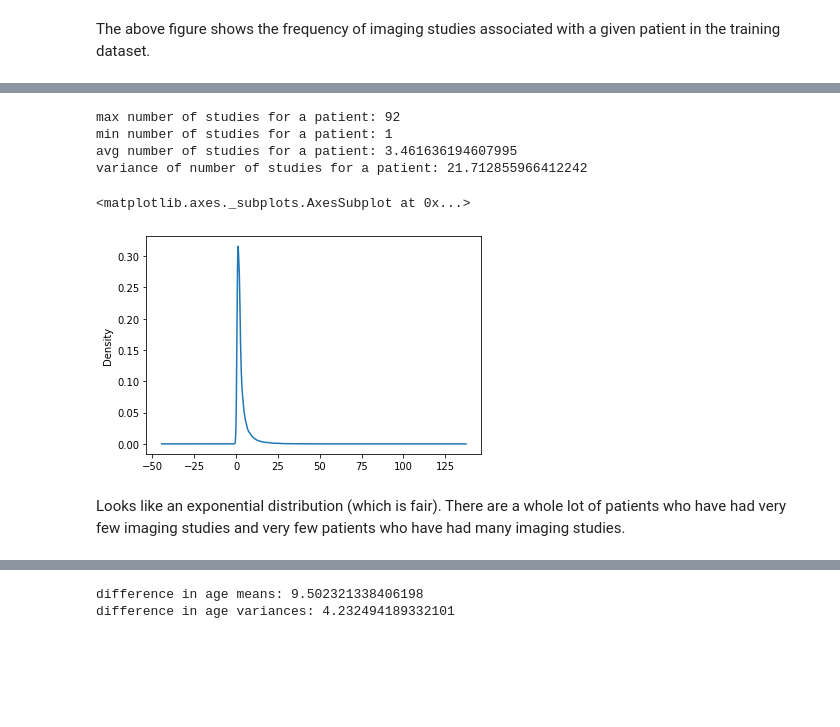
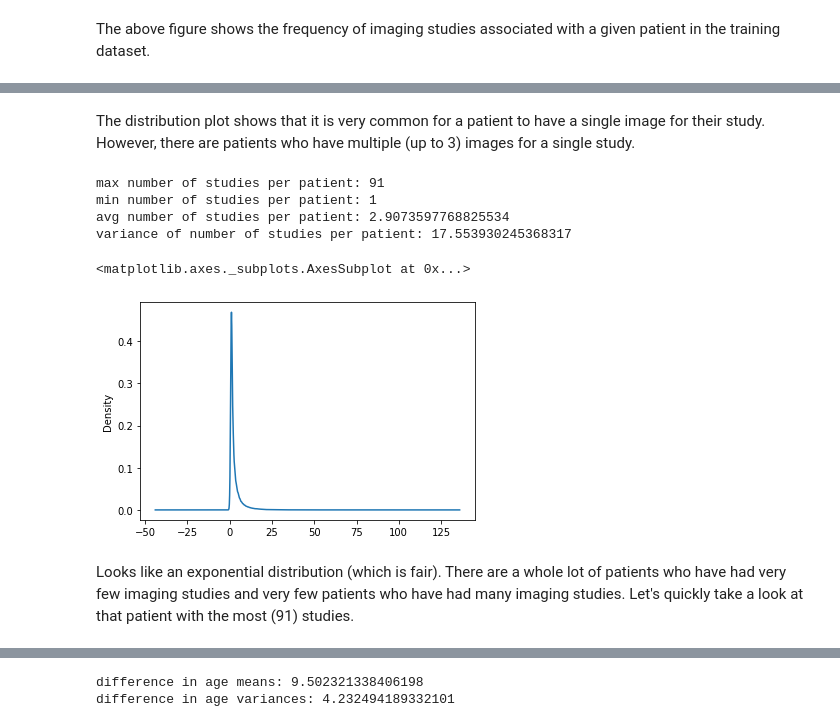
Before and after one commit to peterdobbs77/statistical_simulation, a Jupyter notebook: InvestigatingCheXpert.ipynb, the cells around one changed output, grey strips where cells are left out. Saved outputs shown, nothing was run; the diff lists cells and outputs as text; code cells hidden in the pictures; blank space fills up the shorter version.

```diff
--- a/InvestigatingCheXpert.ipynb
+++ b/InvestigatingCheXpert.ipynb
@@ -16,7 +16,7 @@ def compareProbabilityDensityOfAgesInCategory(full,subcat):
     diff_var = full['Age'].var() - sub['Age'].var()
     print("difference in age variances: {}".format(diff_var))
 # %%
-df = pd.read_csv('./data/train_plus_PIDs.csv') # training data from CheXpert-v1.0-small
+df = pd.read_csv('./data/train_plusMeta.csv') # training data from CheXpert-v1.0-small
 df.head()
 # %% [output]
 |  | Path | Sex | Age | Frontal/Lateral | AP/PA | No Finding | Enlarged Cardiomediastinum | Cardiomegaly | ... |
@@ -39,16 +54,19 @@ The above figure shows the frequency of imaging studies associated with a given
+# %% [markdown]
+The distribution plot shows that it is very common for a patient to have a single image for their study. However, there are patients who have multiple (up to 3) images for a single study.
 # %%
-pvt = pd.pivot_table(df, index='PID', aggfunc='size')
-print('max number of studies for a patient: {}'.format(pvt.max()))
-print('min number of studies for a patient: {}'.format(pvt.min()))
-print('avg number of studies for a patient: {}'.format(pvt.mean()))
-print('variance of number of studies for a patient: {}'.format(pvt.var()))
+pvt = df.groupby(['PID'])['StudyID'].nunique()
+print('max number of studies per patient: {}'.format(pvt.max()))
+print('min number of studies per patient: {}'.format(pvt.min()))
+print('avg number of studies per patient: {}'.format(pvt.mean()))
+print('variance of number of studies per patient: {}'.format(pvt.var()))
 pvt.plot.kde()
 # %% [output]
-max number of studies for a patient: 92
-min number of studies for a patient: 1
-avg number of studies for a patient: 3.461636194607995
-variance of number of studies for a patient: 21.712855966412242
+max number of studies per patient: 91
+min number of studies per patient: 1
+avg number of studies per patient: 2.9073597768825534
+variance of number of studies per patient: 17.553930245368317
 <matplotlib.axes._subplots.AxesSubplot at 0x...>
-[figure, old version]
+[figure, new version]
 # %% [markdown]
 Looks like an exponential distribution (which is fair). There are a whole lot of patients who have had very few imaging studies and very few patients who have had many imaging studies.
+Let's quickly take a look at that patient with the most (91) studies.
```
Also changed, not shown: parts of 8 cells of this notebook, 1 other file.
